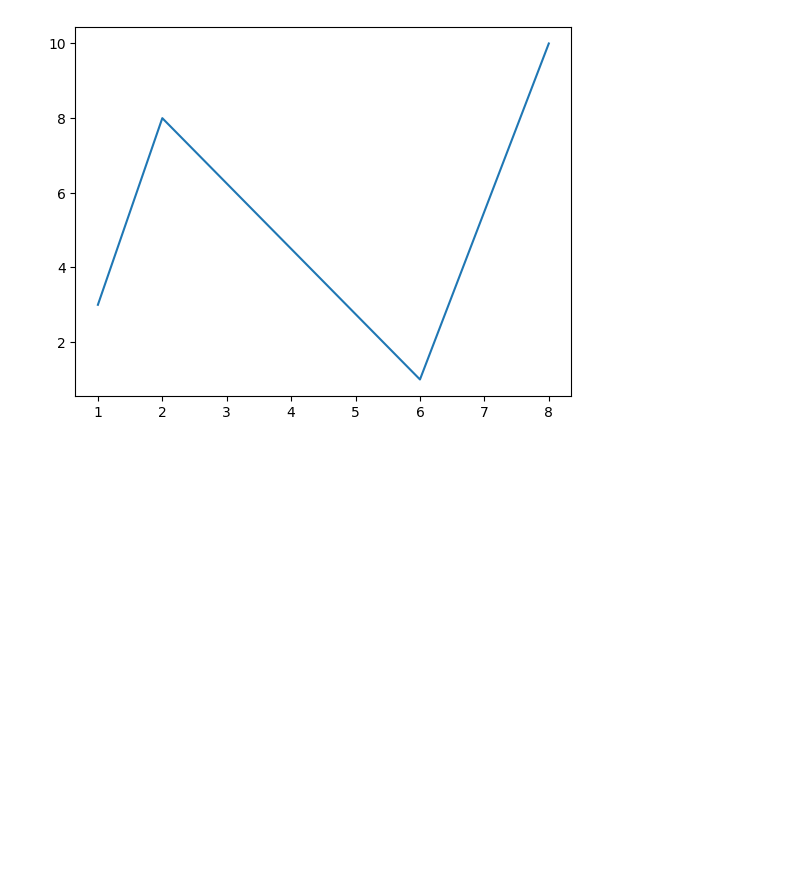
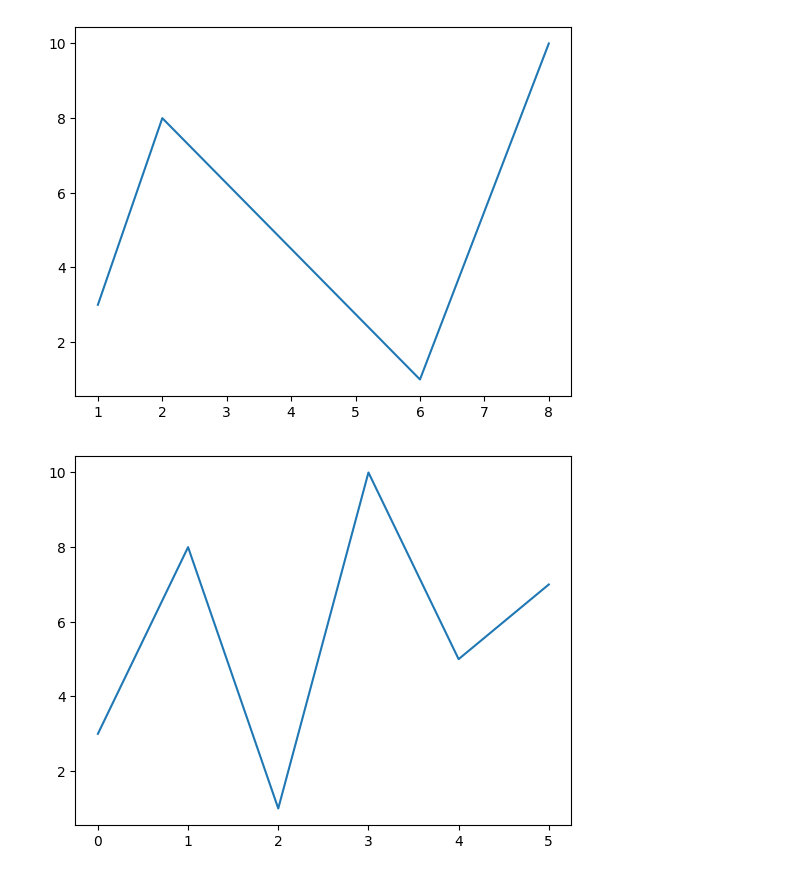
Before and after one commit to MahdiAhmadiKamal/PyLearn7-Data-Science, a Jupyter notebook: PyLearn7-Assignment37/w3schools matplotlib exercises/matplotlib_exercises.ipynb, the cells around one changed output. Cells and saved outputs as stored; diff of their text form; code cells hidden in the pictures; blank space fills up the shorter version.

```diff
--- a/PyLearn7-Assignment37/w3schools matplotlib exercises/matplotlib_exercises.ipynb
+++ b/PyLearn7-Assignment37/w3schools matplotlib exercises/matplotlib_exercises.ipynb
@@ -38,3 +38,12 @@ plt.plot(xpoints, ypoints)
 plt.show()
 # %% [output]
 [figure]
+# %%
+# If we do not specify the points on the x-axis, they will get the default values 0, 1, 2, 3 etc.,
+# depending on the length of the y-points.
+ypoints = np.array([3, 8, 1, 10, 5, 7])
+
+plt.plot(ypoints)
+plt.show()
+# %% [output]
+[figure, added]
```
Also changed, not shown: parts of 18 cells of this notebook.
